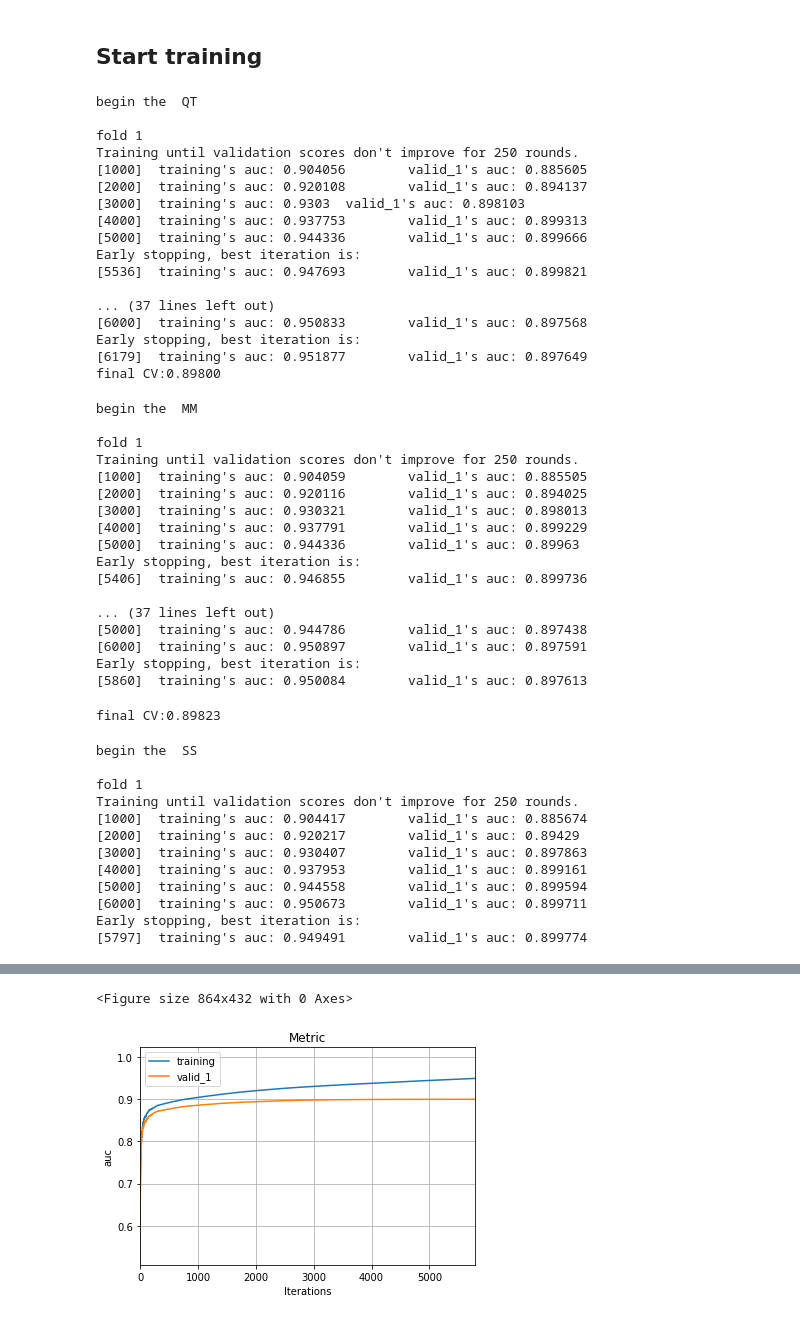
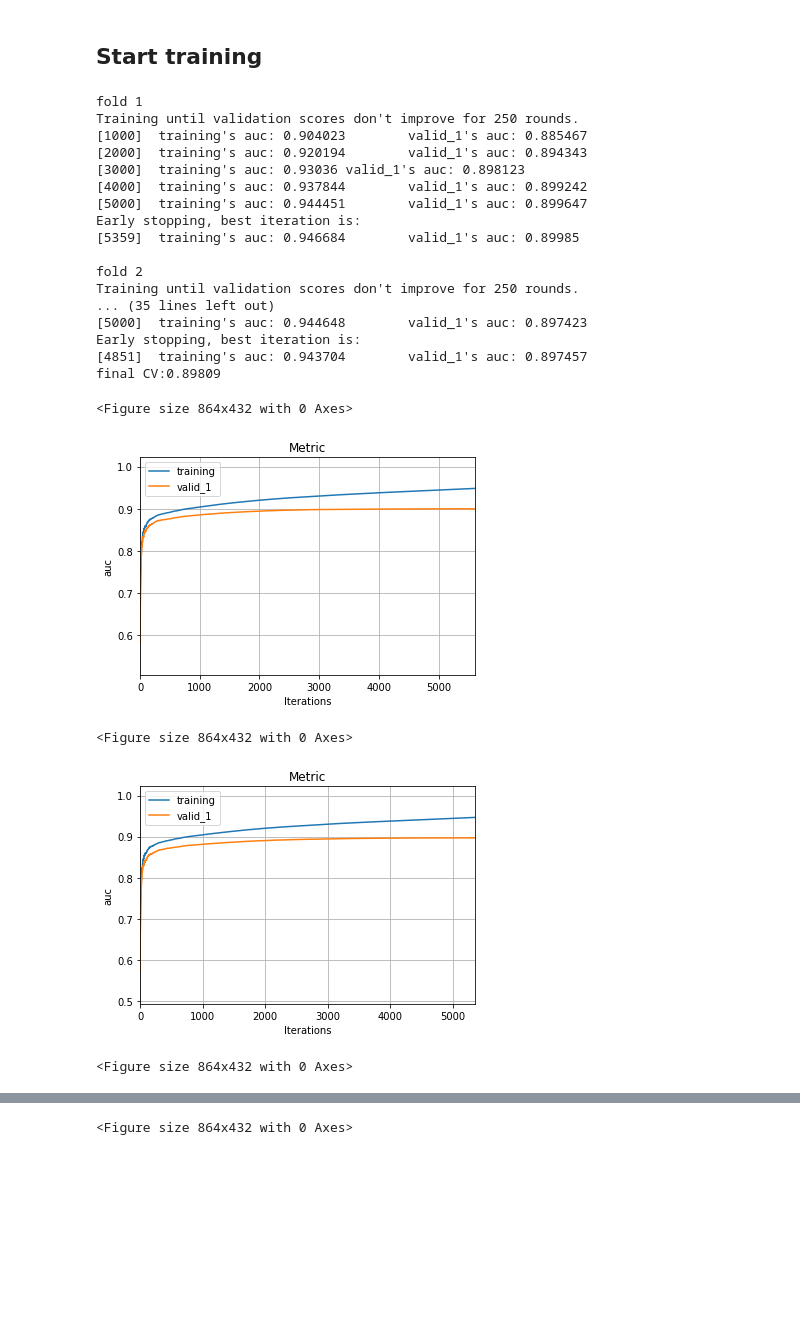
Before and after one commit to TillLindemann/Santander, a Jupyter notebook: default_feature.ipynb, the cells around one changed output, grey strips where cells are left out. Drawn from its saved outputs; the diff is of its cells as text; code cells hidden in the pictures; blank space fills up the shorter version.

```diff
--- a/default_feature.ipynb
+++ b/default_feature.ipynb
@@ -116,60 +104,32 @@ def feature_barplot(feature_importance_df,transform_type):
 # %% [markdown]
 ## Start training
 # %%
-for transform_type in ['MM']:
-    print("begin the ",transform_type)
-    tr_X,te_X = feature_transform(train_X,test_X,transform_type)
-    CVScore,feature_importance_df,predictions = model(tr_X,train_Y,te_X,params,features,transform_type)
-    print("final CV:{:<0.5f}".format(CVScore))
-    feature_barplot(feature_importance_df,transform_type)
-    sub_df = pd.DataFrame({"ID_code":test_df["ID_code"].values})
-    sub_df["target"] = predictions
-    sub_df.to_csv("../SantanderData/submission_{:}.csv".format(transform_type), index=False)
+transform_type = 'default'
+CVScore,feature_importance_df,predictions = model(train_X,train_Y,test_X,params,features,transform_type)
+print("final CV:{:<0.5f}".format(CVScore))
+sub_df = pd.DataFrame({"ID_code":test_df["ID_code"].values})
+sub_df["target"] = predictions
+sub_df.to_csv("../SantanderData/submission_{:}.csv".format(transform_type), index=False)
 # %% [output]
-begin the  QT
-
 fold 1
 Training until validation scores don't improve for 250 rounds.
-[1000]  training's auc: 0.904056        valid_1's auc: 0.885605
-[2000]  training's auc: 0.920108        valid_1's auc: 0.894137
-[3000]  training's auc: 0.9303  valid_1's auc: 0.898103
-[4000]  training's auc: 0.937753        valid_1's auc: 0.899313
-[5000]  training's auc: 0.944336        valid_1's auc: 0.899666
+[1000]  training's auc: 0.904023        valid_1's auc: 0.885467
+[2000]  training's auc: 0.920194        valid_1's auc: 0.894343
+[3000]  training's auc: 0.93036 valid_1's auc: 0.898123
+[4000]  training's auc: 0.937844        valid_1's auc: 0.899242
+[5000]  training's auc: 0.944451        valid_1's auc: 0.899647
 Early stopping, best iteration is:
-[5536]  training's auc: 0.947693        valid_1's auc: 0.899821
+[5359]  training's auc: 0.946684        valid_1's auc: 0.89985
 
-... (37 lines left out)
-[6000]  training's auc: 0.950833        valid_1's auc: 0.897568
+fold 2
+Training until validation scores don't improve for 250 rounds.
+... (35 lines left out)
+[5000]  training's auc: 0.944648        valid_1's auc: 0.897423
 Early stopping, best iteration is:
-[6179]  training's auc: 0.951877        valid_1's auc: 0.897649
-final CV:0.89800
+[4851]  training's auc: 0.943704        valid_1's auc: 0.897457
+final CV:0.89809
-begin the  MM
-
-fold 1
-Training until validation scores don't improve for 250 rounds.
-[1000]  training's auc: 0.904059        valid_1's auc: 0.885505
-[2000]  training's auc: 0.920116        valid_1's auc: 0.894025
-[3000]  training's auc: 0.930321        valid_1's auc: 0.898013
-[4000]  training's auc: 0.937791        valid_1's auc: 0.899229
-[5000]  training's auc: 0.944336        valid_1's auc: 0.89963
-Early stopping, best iteration is:
-[5406]  training's auc: 0.946855        valid_1's auc: 0.899736
-
-... (37 lines left out)
-[5000]  training's auc: 0.944786        valid_1's auc: 0.897438
-[6000]  training's auc: 0.950897        valid_1's auc: 0.897591
-Early stopping, best iteration is:
-[5860]  training's auc: 0.950084        valid_1's auc: 0.897613
+<Figure size 864x432 with 0 Axes>
+[figure, new version]
-final CV:0.89823
+<Figure size 864x432 with 0 Axes>
+[figure, new version]
-begin the  SS
-
-fold 1
-Training until validation scores don't improve for 250 rounds.
-[1000]  training's auc: 0.904417        valid_1's auc: 0.885674
-[2000]  training's auc: 0.920217        valid_1's auc: 0.89429
-[3000]  training's auc: 0.930407        valid_1's auc: 0.897863
-[4000]  training's auc: 0.937953        valid_1's auc: 0.899161
-[5000]  training's auc: 0.944558        valid_1's auc: 0.899594
-[6000]  training's auc: 0.950673        valid_1's auc: 0.899711
-Early stopping, best iteration is:
-[5797]  training's auc: 0.949491        valid_1's auc: 0.899774
+<Figure size 864x432 with 0 Axes>
@@ -193,2 +139 @@ final CV:0.89812
 <Figure size 864x432 with 0 Axes>
-[figure, old version]
```
Also changed, not shown: parts of 7 cells of this notebook, 30 other files.
